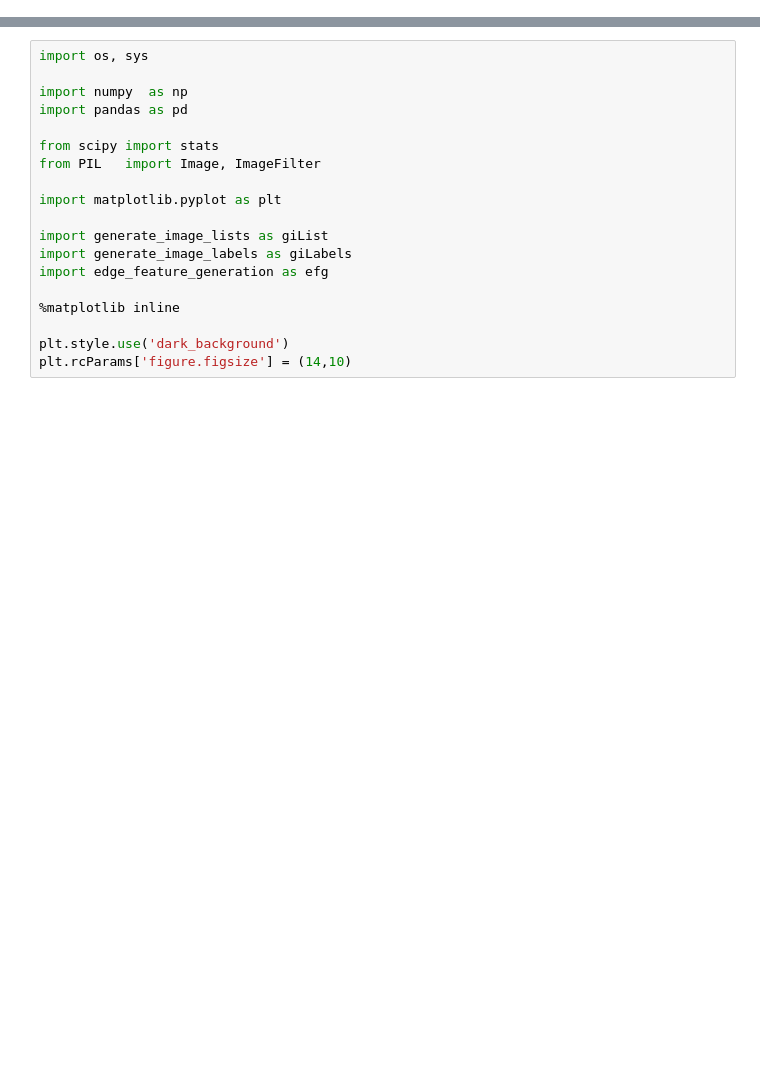
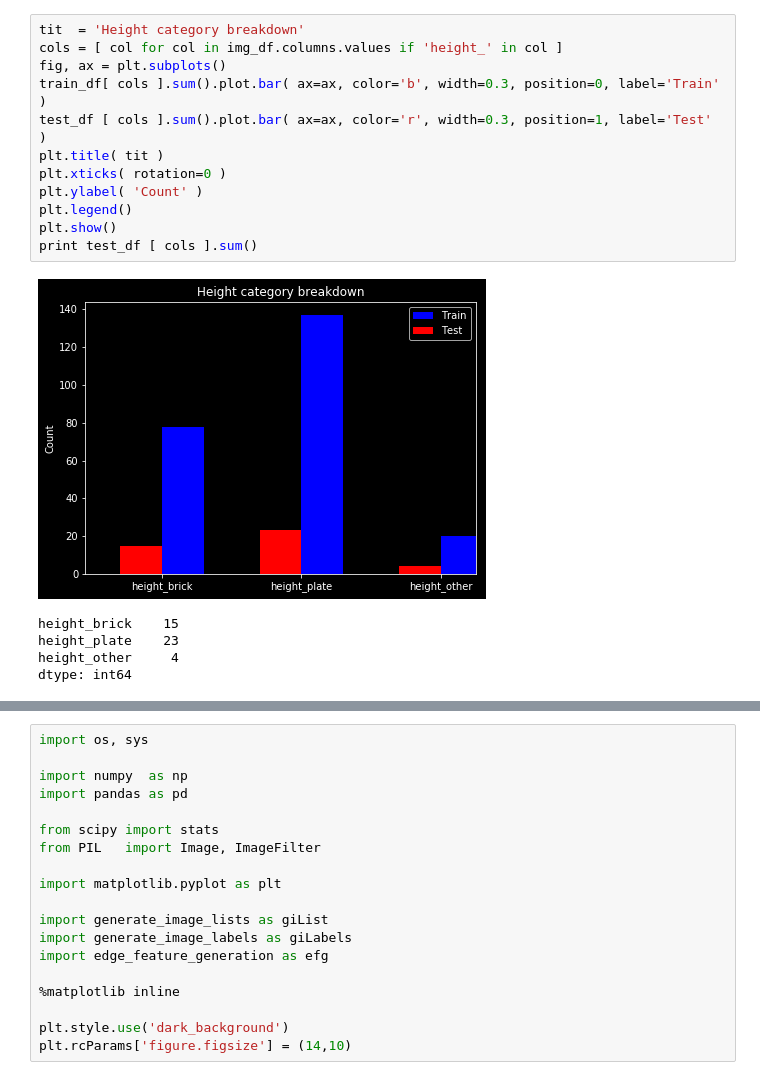
Before and after one commit to markertsean/lego_recognition, a Jupyter notebook: classification/build_model.ipynb, the cells around one changed output, grey strips where cells are left out. Cells and saved outputs as stored; diff of their text form; blank space fills up the shorter version.

Commit message:
Preparing to train model on height

```diff
--- a/classification/build_model.ipynb
+++ b/classification/build_model.ipynb
@@ -0,0 +25,18 @@
+# %%
+tit  = 'Height category breakdown'
+cols = [ col for col in img_df.columns.values if 'height_' in col ]
+fig, ax = plt.subplots()
+train_df[ cols ].sum().plot.bar( ax=ax, color='b', width=0.3, position=0, label='Train' )
+test_df [ cols ].sum().plot.bar( ax=ax, color='r', width=0.3, position=1, label='Test'  )
+plt.title( tit )
+plt.xticks( rotation=0 )
+plt.ylabel( 'Count' )
+plt.legend()
+plt.show()
+print test_df [ cols ].sum()
+# %% [output]
+[figure, added]
+height_brick    15
+height_plate    23
+height_other     4
+dtype: int64
```
Also changed, not shown: parts of 17 cells of this notebook.
